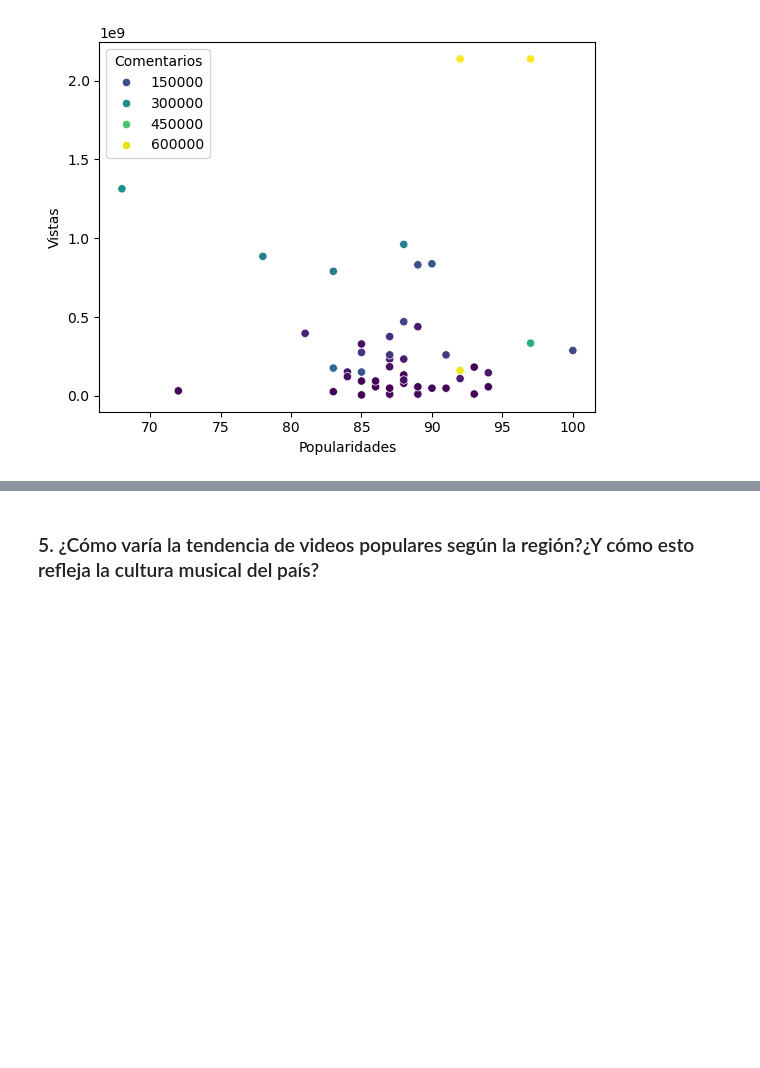
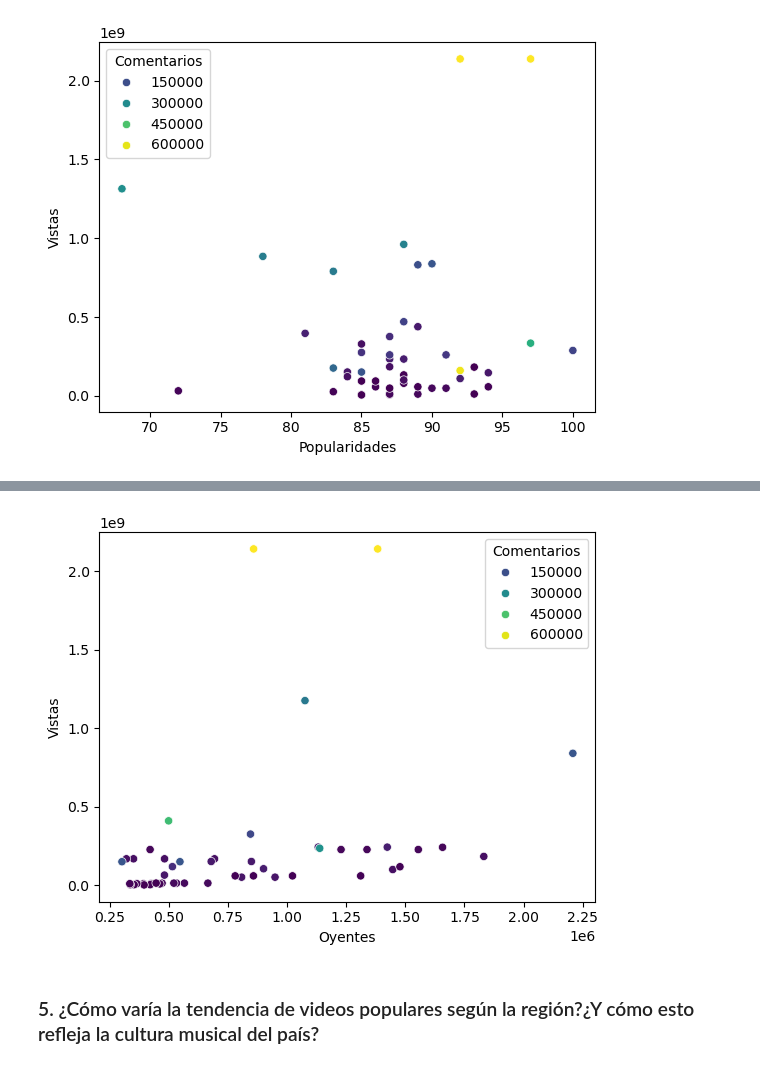
Before and after one commit to wattmoox/Proyecto_Data_Sience, a Jupyter notebook: main.ipynb, the cells around one changed output, grey strips where cells are left out. Drawn from its saved outputs; the diff is of its cells as text; code cells hidden in the pictures; blank space fills up the shorter version.

```diff
--- a/main.ipynb
+++ b/main.ipynb
@@ -358,3 +305,9 @@ ax.legend()
+# %%
+#hacemos una vista general de cuales serian las posibles variantes que nos ayudarian a responder la pregunta
+sns.scatterplot(x="Oyentes", y="Vistas", hue="Comentarios", palette="viridis", data=df_principal)
+plt.show()
+# %% [output]
+[figure, added]
 # %% [markdown]
 ### 5. ¿Cómo varía la tendencia de videos populares según la región?¿Y cómo esto refleja la cultura musical del país?
 # %% [markdown]
```
Also changed, not shown: parts of 10 cells of this notebook.
